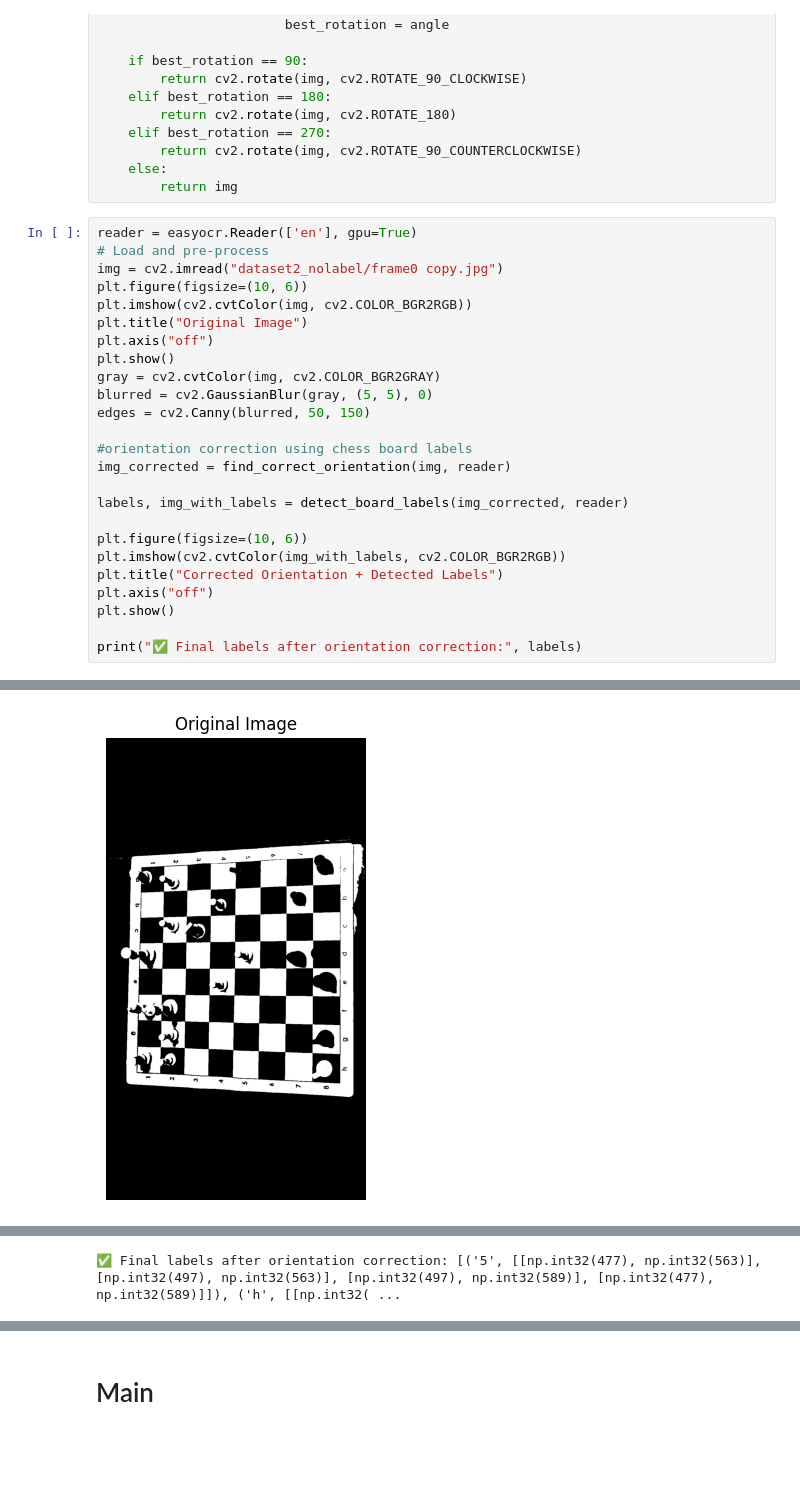
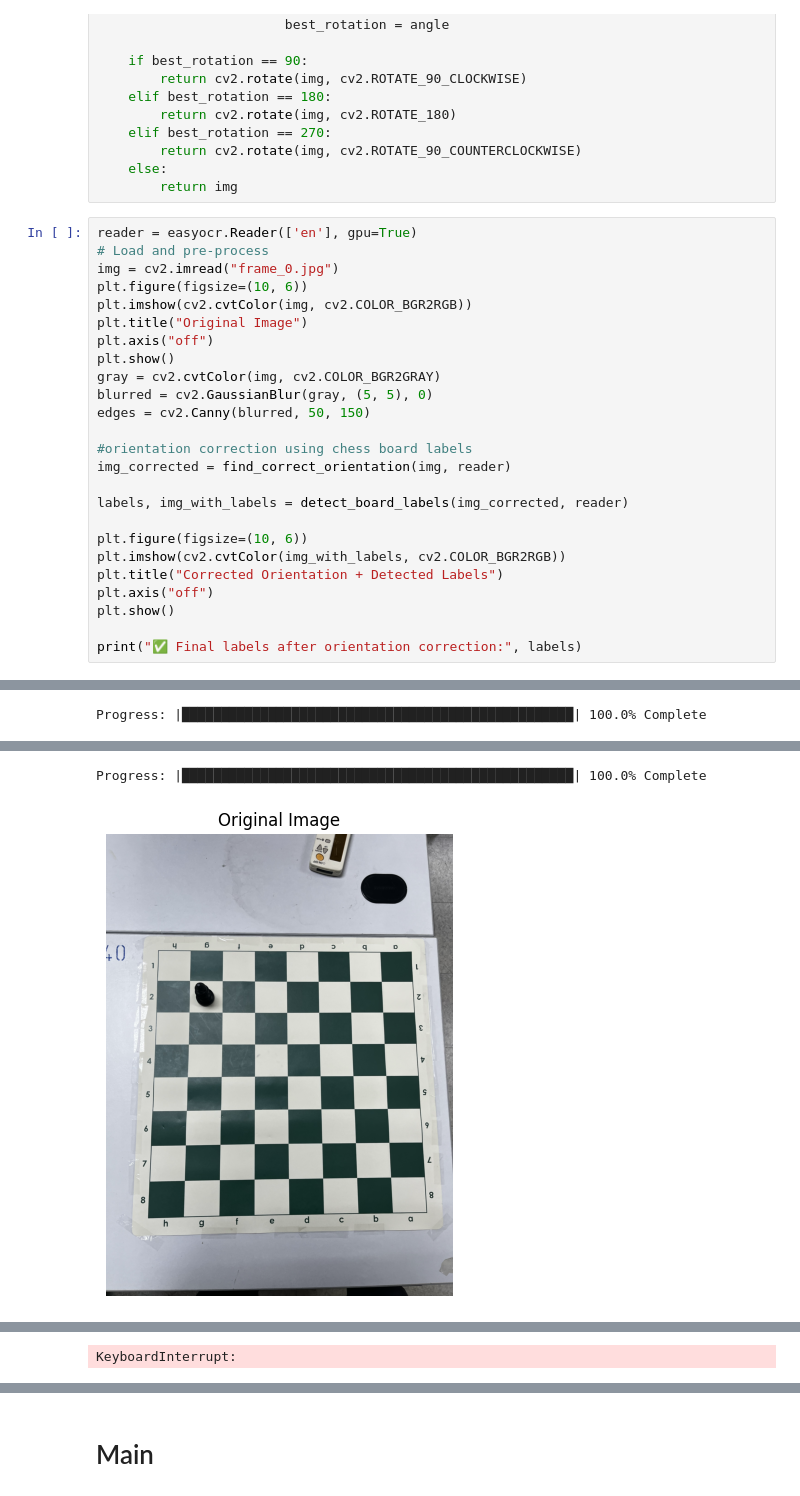
Before and after one commit to FadeZx/DT-467_ChessMoveTracking, a Jupyter notebook: 2_2024_DT_467_ChessMove.ipynb, the cells around one changed output, grey strips where cells are left out. Cells and saved outputs as stored; diff of their text form; blank space fills up the shorter version.

```diff
--- a/2_2024_DT_467_ChessMove.ipynb
+++ b/2_2024_DT_467_ChessMove.ipynb
@@ -173,7 +191,7 @@ def find_correct_orientation(img, reader):
 # %%
 reader = easyocr.Reader(['en'], gpu=True)
 # Load and pre-process
-img = cv2.imread("dataset2_nolabel/frame0 copy.jpg")
+img = cv2.imread("frame_0.jpg")
 plt.figure(figsize=(10, 6))
 plt.imshow(cv2.cvtColor(img, cv2.COLOR_BGR2RGB))
 plt.title("Original Image")
@@ -198,0 +219 @@ print("✅ Final labels after orientation correction:", labels)
+Progress: |██████████████████████████████████████████████████| 100.0% Complete
@@ -199 +221,2 @@ print("✅ Final labels after orientation correction:", labels)
+Progress: |██████████████████████████████████████████████████| 100.0% Complete
-[figure, old version]
+[figure, new version]
@@ -201,4 +223,4 @@ print("✅ Final labels after orientation correction:", labels)
-✅ Final labels after orientation correction: [('5', [[np.int32(477), np.int32(563)], [np.int32(497), np.int32(563)], [np.int32(497), np.int32(589)], [np.int32(477), np.int32(589)]]), ('h', [[np.int32( ...
+KeyboardInterrupt:
 # %%
 import cv2
 import numpy as np
```
Also changed, not shown: parts of 7 cells of this notebook.
